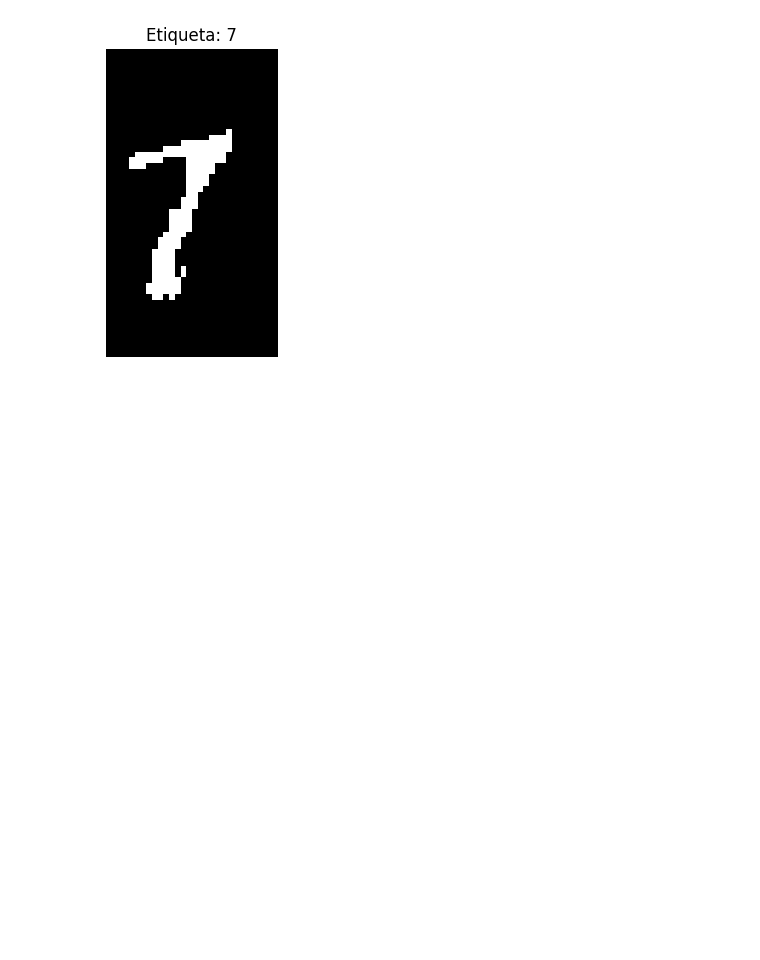
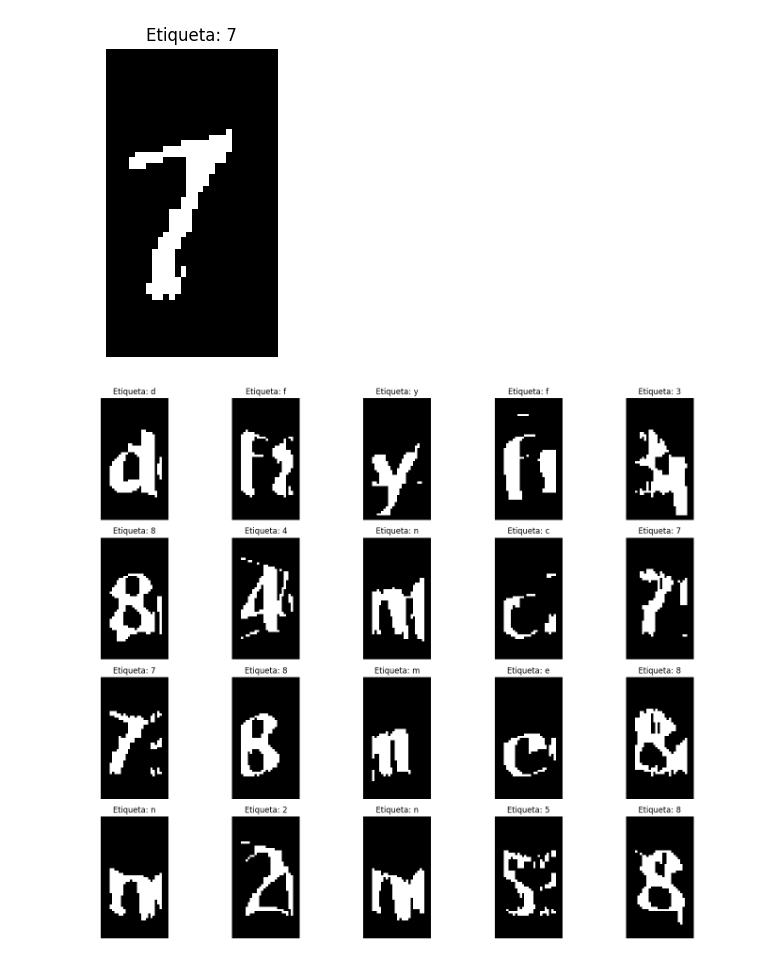
Before and after one commit to cabamarcos/Captcha_recognition, a Jupyter notebook: IAO.ipynb, the cells around one changed output. Cells and saved outputs as stored; diff of their text form; code cells hidden in the pictures; blank space fills up the shorter version.

Commit message:
Ejemplos

```diff
--- a/IAO.ipynb
+++ b/IAO.ipynb
@@ -316,3 +314,40 @@ for i in range(5):
 [figure]
 [figure]
 [figure]
+# %%
+import random
+import numpy as np
+import matplotlib.pyplot as plt
+
+# Número de ejemplos a mostrar
+num_examples = 20
+
+# Genera índices aleatorios para seleccionar ejemplos
+random_indices = random.sample(range(len(x)), num_examples)
+
+# Configuración para la disposición de subplots
+num_rows = 4  # Cambia esto según la cantidad de filas deseadas
+num_cols = 5  # Cambia esto según la cantidad de columnas deseadas
+
+# Crea una figura con subplots
+fig, axs = plt.subplots(num_rows, num_cols, figsize=(15, 12))
+
+for i, idx in enumerate(random_indices):
+    row = i // num_cols
+    col = i % num_cols
+    ax = axs[row, col]
+
+    ax.imshow(x[idx], cmap='gray')
+    ax.set_title(f'Etiqueta: {y[idx]}')
+    ax.axis('off')
+
+# Asegura que los subplots vacíos no se muestren
+for i in range(num_examples, num_rows * num_cols):
+    row = i // num_cols
+    col = i % num_cols
+    axs[row, col].axis('off')
+
+plt.tight_layout()
+plt.show()
+# %% [output]
+[figure, added]
```
Also changed, not shown: parts of 2 cells of this notebook.
